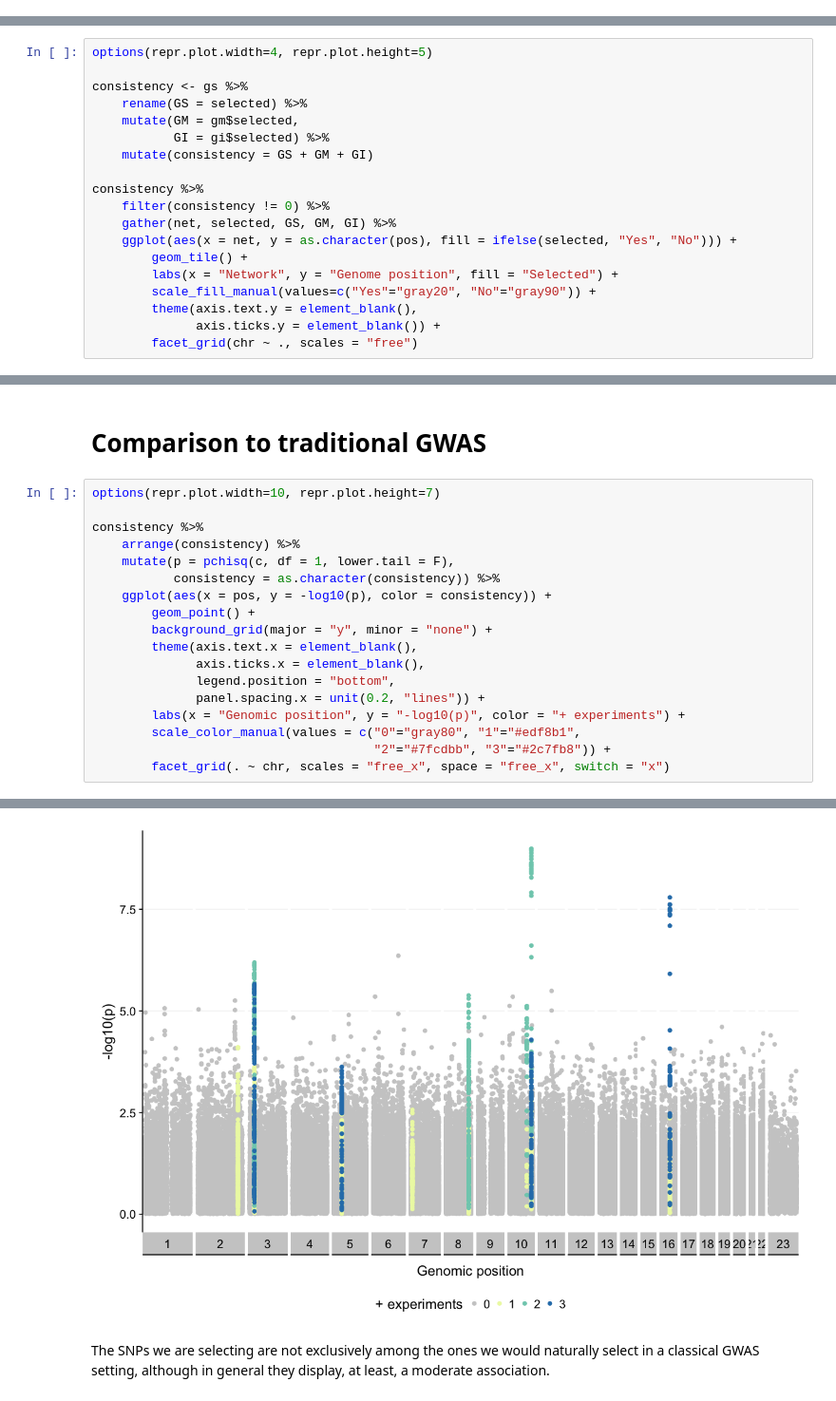
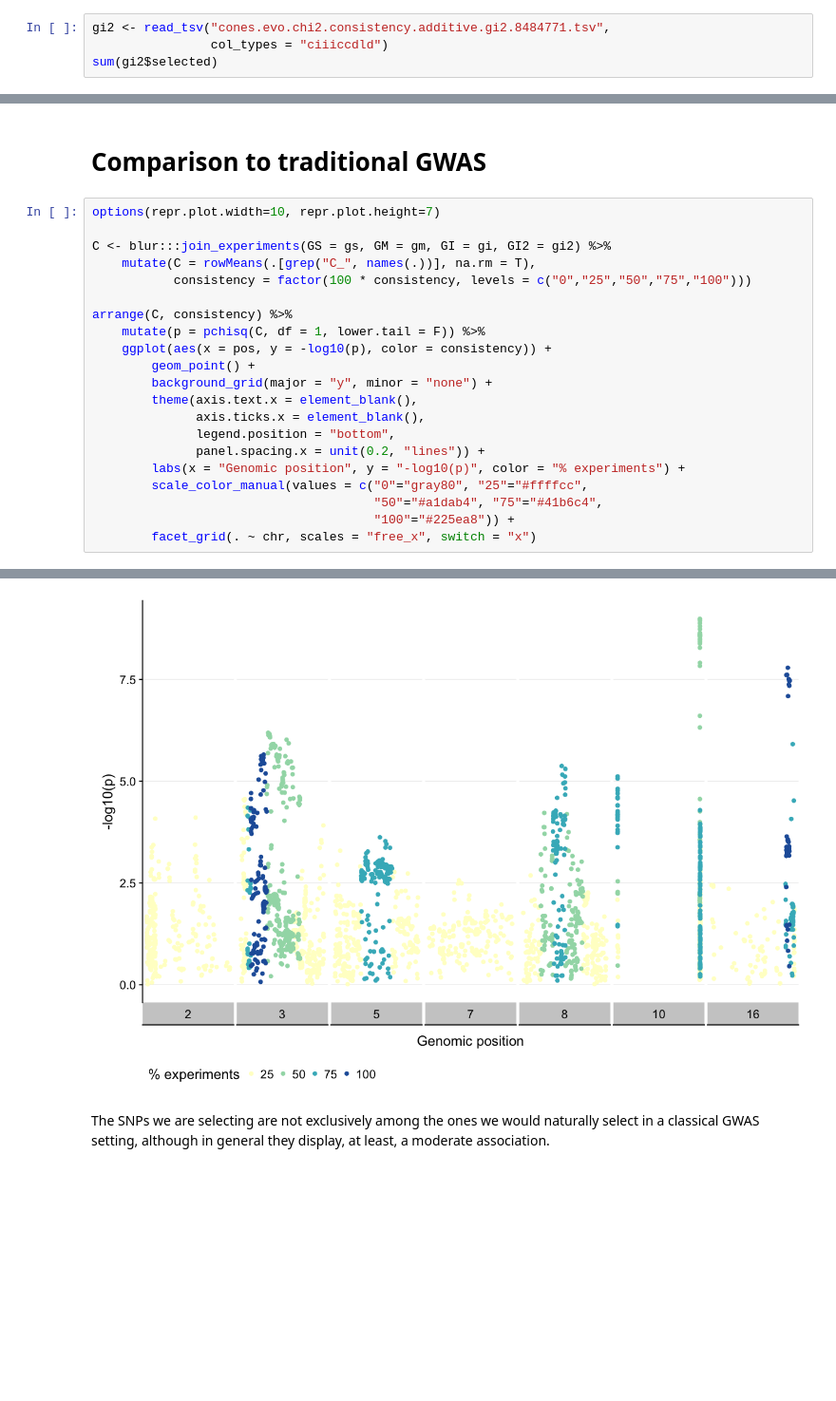
Before and after one commit to hclimente/genewa, a Jupyter notebook: results/evo/evo_analysis.ipynb, the cells around one changed output, grey strips where cells are left out. Shown at 95% size. Drawn from its saved outputs; the diff is of its cells as text; blank space fills up the shorter version.

```diff
--- a/results/evo/evo_analysis.ipynb
+++ b/results/evo/evo_analysis.ipynb
@@ -347,0 +344,4 @@ gi %>%
+# %%
+gi2 <- read_tsv("cones.evo.chi2.consistency.additive.gi2.8484771.tsv",
+                col_types = "ciiiccdld")
+sum(gi2$selected)
@@ -349,22 +365,3 @@ gi %>%
 # Consistency
 
 How consistent are the selected SNPs in the different networks?
-# %%
-options(repr.plot.width=4, repr.plot.height=5)
-
-consistency <- gs %>%
-    rename(GS = selected) %>%
-    mutate(GM = gm$selected,
-           GI = gi$selected) %>%
-    mutate(consistency = GS + GM + GI)
-
-consistency %>%
-    filter(consistency != 0) %>%
-    gather(net, selected, GS, GM, GI) %>%
-    ggplot(aes(x = net, y = as.character(pos), fill = ifelse(selected, "Yes", "No"))) +
-        geom_tile() +
-        labs(x = "Network", y = "Genome position", fill = "Selected") +
-        scale_fill_manual(values=c("Yes"="gray20", "No"="gray90")) +
-        theme(axis.text.y = element_blank(),
-              axis.ticks.y = element_blank()) +
-        facet_grid(chr ~ ., scales = "free")
@@ -377,10 +377,12 @@ GI network selects twice as many SNPs as the GM and the GS networks. As we see,
 # %%
 options(repr.plot.width=10, repr.plot.height=7)
 
-consistency %>%
-    arrange(consistency) %>%
-    mutate(p = pchisq(c, df = 1, lower.tail = F),
-           consistency = as.character(consistency)) %>%
+C <- blur:::join_experiments(GS = gs, GM = gm, GI = gi, GI2 = gi2) %>%
+    mutate(C = rowMeans(.[grep("C_", names(.))], na.rm = T),
+           consistency = factor(100 * consistency, levels = c("0","25","50","75","100")))
+
+arrange(C, consistency) %>%
+    mutate(p = pchisq(C, df = 1, lower.tail = F)) %>%
     ggplot(aes(x = pos, y = -log10(p), color = consistency)) +
         geom_point() +
         background_grid(major = "y", minor = "none") +
@@ -388,9 +390,10 @@ consistency %>%
               axis.ticks.x = element_blank(),
               legend.position = "bottom",
               panel.spacing.x = unit(0.2, "lines")) +
-        labs(x = "Genomic position", y = "-log10(p)", color = "+ experiments") +
-        scale_color_manual(values = c("0"="gray80", "1"="#edf8b1",
-                                      "2"="#7fcdbb", "3"="#2c7fb8")) +
-        facet_grid(. ~ chr, scales = "free_x", space = "free_x", switch = "x")
+        labs(x = "Genomic position", y = "-log10(p)", color = "% experiments") +
+        scale_color_manual(values = c("0"="gray80", "25"="#ffffcc",
+                                      "50"="#a1dab4", "75"="#41b6c4",
+                                      "100"="#225ea8")) +
+        facet_grid(. ~ chr, scales = "free_x", switch = "x")
 # %% [output]
 Warning message:
@@ -398,4 +401,4 @@ Warning message:
-[figure, old version]
+[figure, new version]
 # %% [markdown]
 The SNPs we are selecting are not exclusively among the ones we would naturally select in a classical GWAS setting, although in general they display, at least, a moderate association.
 # %% [markdown]
```
Also changed, not shown: parts of 49 cells of this notebook.
